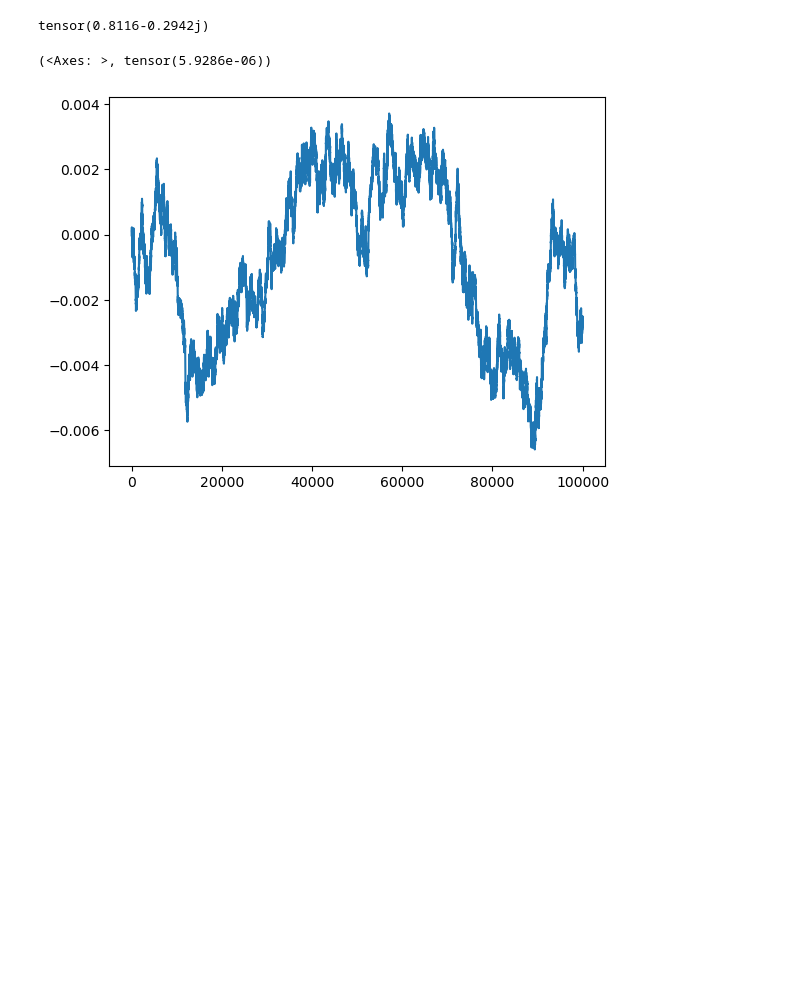
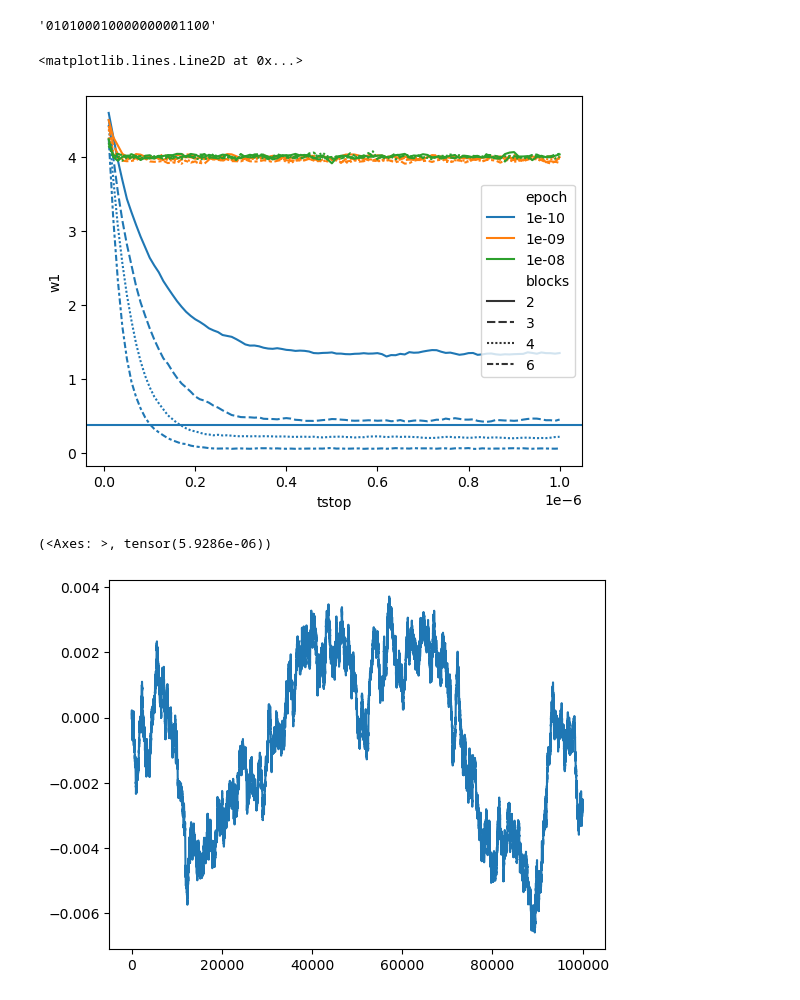
Before and after one commit to mxburns2022/Parallel-Ising-Analysis, a Jupyter notebook: test_langevin_liang.ipynb, the cells around one changed output. Cells and saved outputs as stored; diff of their text form; code cells hidden in the pictures; blank space fills up the shorter version.

```diff
--- a/test_langevin_liang.ipynb
+++ b/test_langevin_liang.ipynb
@@ -18,4 +14,0 @@ from numpy import sqrt
-# %%
-torch.randn_like(torch.complex(torch.tensor(0.),torch.tensor(0.)))
-# %% [output]
-tensor(0.8116-0.2942j)
@@ -22,3 +17,15 @@ tensor(0.8116-0.2942j)
+# %%
+vallist = np.array('-1 2 -3 4 -5 -6 -7 8 -9 -10 -11 -12 -13 -14 -15 -16 -17 18 19 -20 -21'.split()).astype(int)
+''.join((vallist > 0).astype(int).astype(str))
+# %% [output]
+'010100010000000001100'
+# %%
+df = pd.read_csv('serial_experiment_temp.csv')
+ax=sns.lineplot(df, x='tstop', y='w1', style='blocks', hue='epoch', palette=sns.color_palette())
+ax.axhline(.38)
+# %% [output]
+<matplotlib.lines.Line2D at 0x...>
+[figure, added]
 # %%
 A = torch.complex(torch.tensor(0.),torch.tensor(0.))
 samples = []
```
Also changed, not shown: parts of 2 cells of this notebook, 19 other files.
